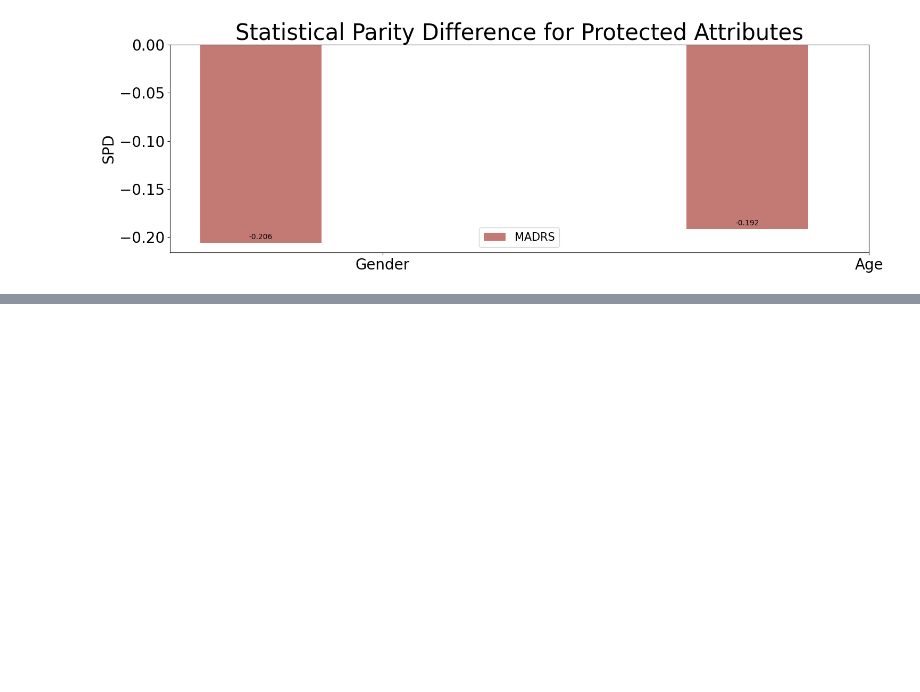
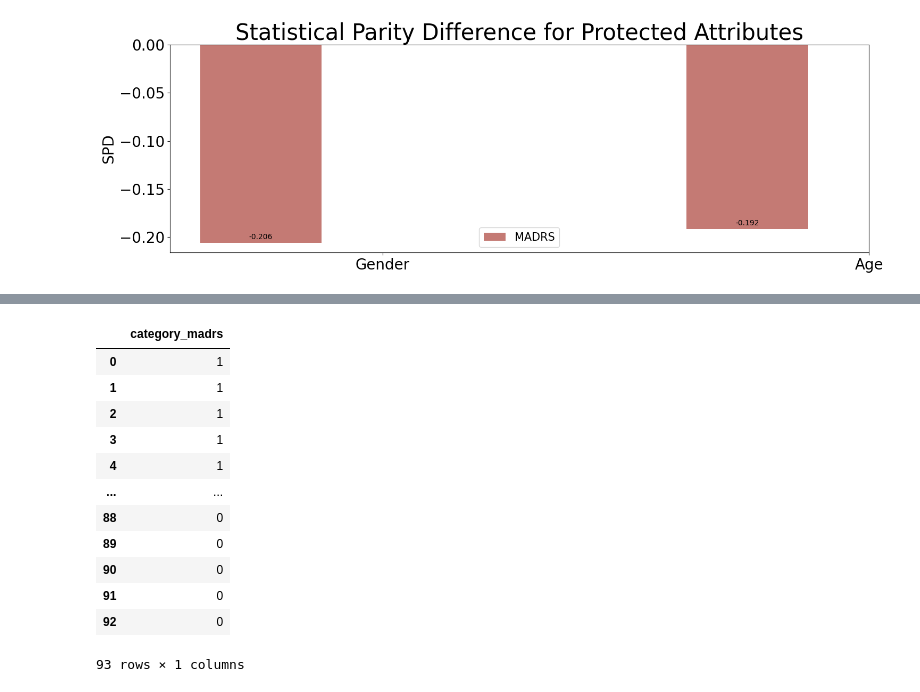
Before and after one commit to kcristinaa/-un-fairness-evaluation, a Jupyter notebook: notebooks_fairness_evaluation/depresjon_fairness.ipynb, the cells around one changed output, grey strips where cells are left out. Cells and saved outputs as stored; diff of their text form; code cells hidden in the pictures; blank space fills up the shorter version.

```diff
--- a/notebooks_fairness_evaluation/depresjon_fairness.ipynb
+++ b/notebooks_fairness_evaluation/depresjon_fairness.ipynb
@@ -272,0 +292,17 @@ WARNING:matplotlib.backends.backend_ps:The PostScript backend does not support t
+# %%
+y_test = pd.read_csv('../data/depresjon/predictions/depresjon_y_test_generic.csv')
+y_test
+# %% [output]
+|  | category_madrs |
+| 0 | 1 |
+| 1 | 1 |
+| 2 | 1 |
+| 3 | 1 |
+| 4 | 1 |
+| ... | ... |
+| 88 | 0 |
+| 89 | 0 |
+| 90 | 0 |
+| 91 | 0 |
+| 92 | 0 |
+93 rows × 1 columns
```
Also changed, not shown: parts of 7 cells of this notebook, 9 other files.
